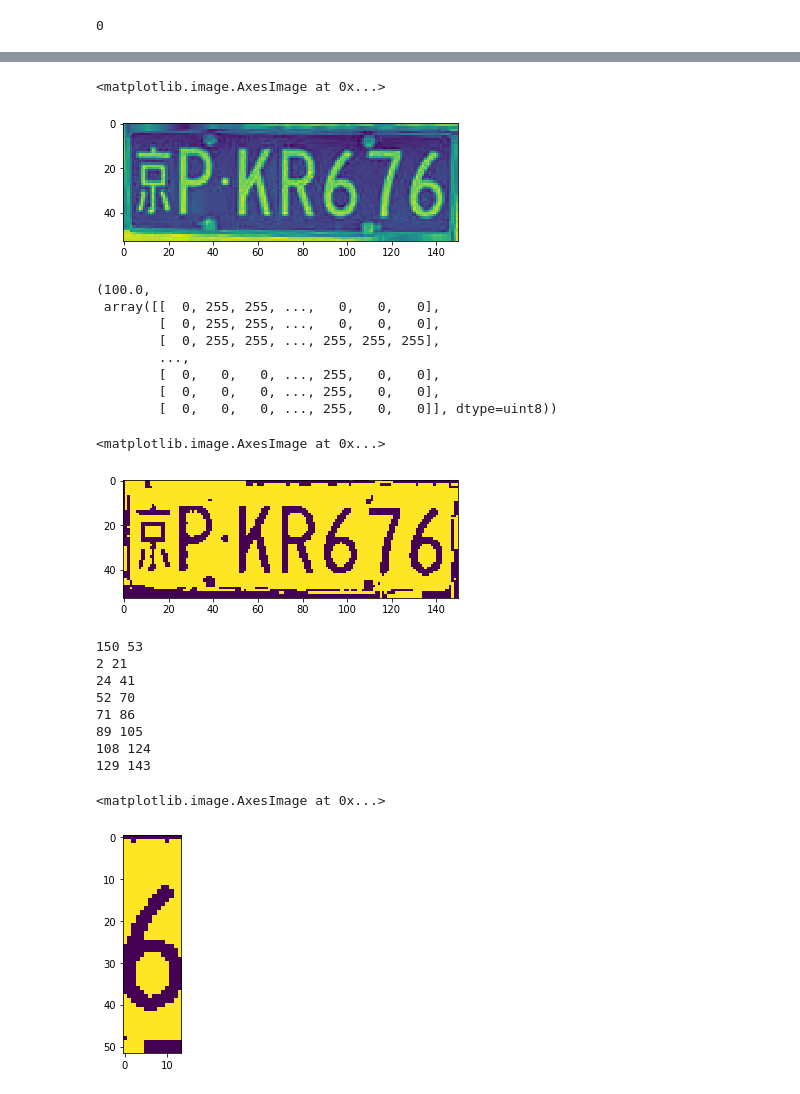
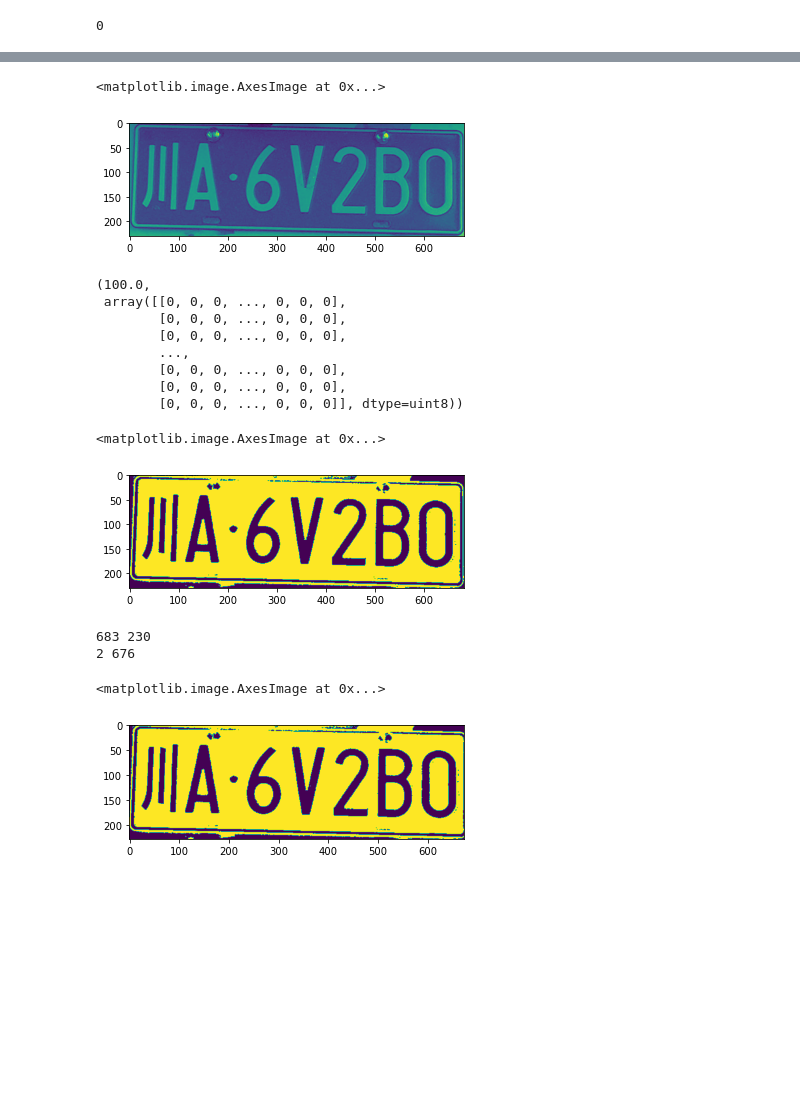
Before and after one commit to lz2wjn/License-plate-recognition, a Jupyter notebook: Untitled1.ipynb, the cells around one changed output, grey strips where cells are left out. Drawn from its saved outputs; the diff is of its cells as text; code cells hidden in the pictures; blank space fills up the shorter version.

```diff
--- a/Untitled1.ipynb
+++ b/Untitled1.ipynb
@@ -5,7 +5,7 @@ import os
 import struct
 import cv2 as cv
 # %%
-ctestPATH = r'C:\Users\28215\Desktop\carData\car_1.jpg'
+ctestPATH = r'C:\Users\\Administrator\Desktop\carData\car_3.jpg'
 img = cv.imread(ctestPATH)
 img_s = cv.imread(ctestPATH,0)
 # %%
@@ -193,24 +213,24 @@ segmentation_spacing = 0.95
 plt.imshow(img_gray)
 # %% [output]
 <matplotlib.image.AxesImage at 0x...>
-[figure, old version]
+[figure, new version]
 # %%
 img_thre = img_gray
 cv.threshold(img_gray, binary_threshold, 255, cv.THRESH_BINARY_INV, img_thre)
 # %% [output]
 (100.0,
- array([[  0, 255, 255, ...,   0,   0,   0],
-        [  0, 255, 255, ...,   0,   0,   0],
-        [  0, 255, 255, ..., 255, 255, 255],
+ array([[0, 0, 0, ..., 0, 0, 0],
+        [0, 0, 0, ..., 0, 0, 0],
+        [0, 0, 0, ..., 0, 0, 0],
         ...,
-        [  0,   0,   0, ..., 255,   0,   0],
-        [  0,   0,   0, ..., 255,   0,   0],
-        [  0,   0,   0, ..., 255,   0,   0]], dtype=uint8))
+        [0, 0, 0, ..., 0, 0, 0],
+        [0, 0, 0, ..., 0, 0, 0],
+        [0, 0, 0, ..., 0, 0, 0]], dtype=uint8))
 # %%
 plt.imshow(img_thre)
 # %% [output]
 <matplotlib.image.AxesImage at 0x...>
-[figure, old version]
+[figure, new version]
 # %%
 white = []  # 记录每一列的白色像素总和
 black = []  # 记录每一列的黑色像素总和
@@ -267,16 +287,10 @@ while n < width - 1:
             chars.append(cj)
             #plt.imshow(cj)
 # %% [output]
-150 53
-2 21
-24 41
-52 70
-71 86
-89 105
-108 124
-129 143
+683 230
+2 676
 # %%
-plt.imshow(chars[6])
+plt.imshow(chars[0])
 # %% [output]
 <matplotlib.image.AxesImage at 0x...>
-[figure, old version]
+[figure, new version]
```
Also changed, not shown: parts of 13 cells of this notebook, 1 other file.
